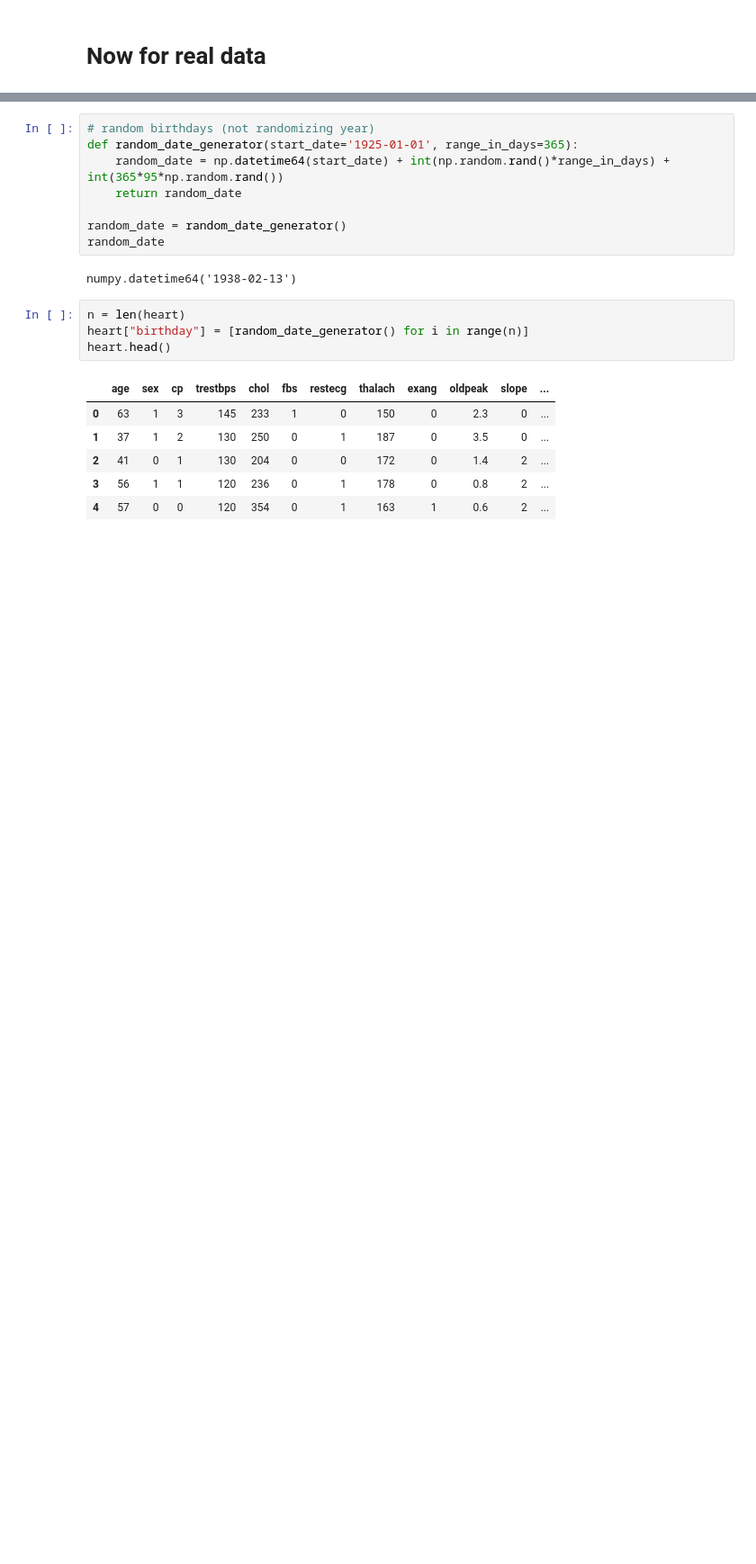
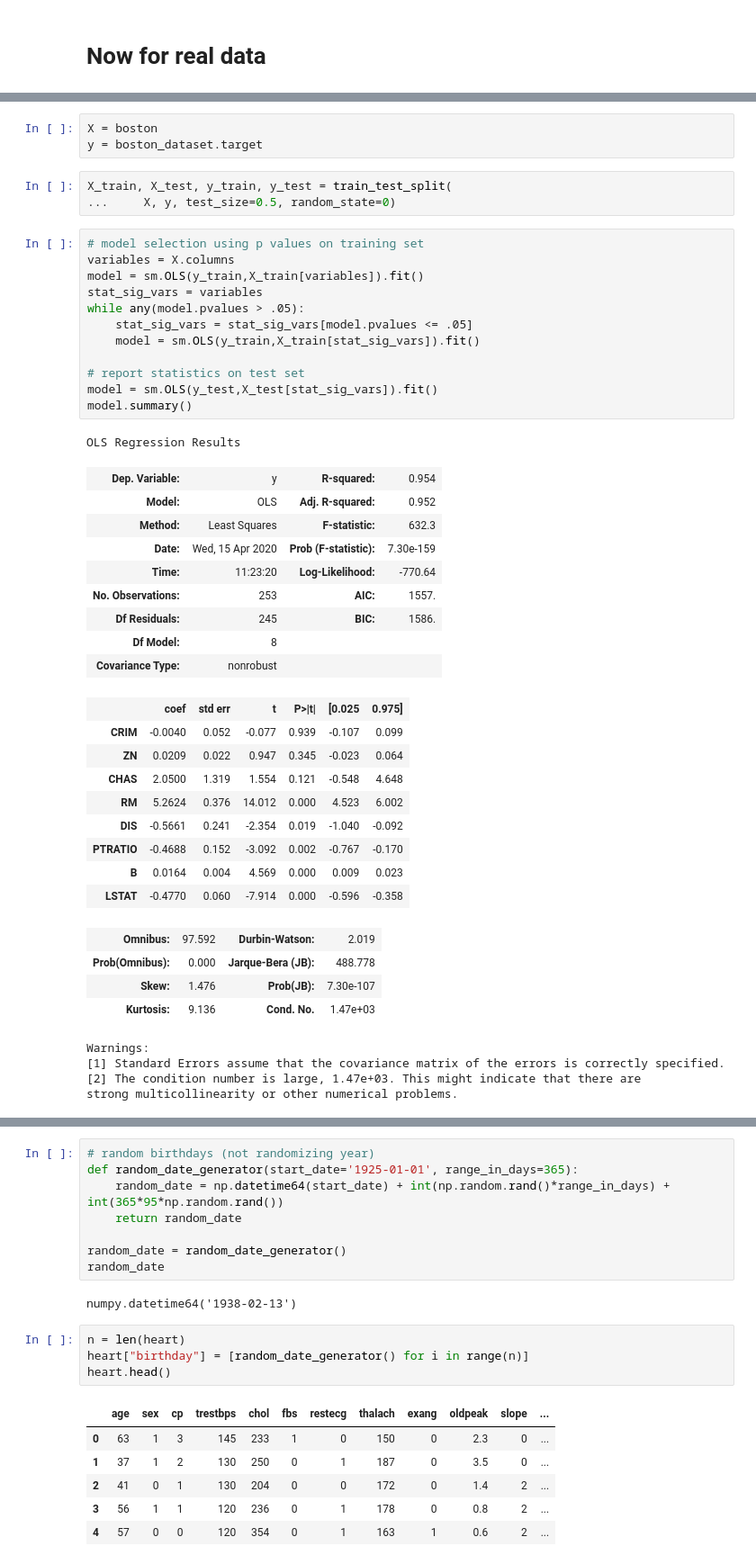
Before and after one commit to orie3120/orie3120-sp2020, a Jupyter notebook: demos/model-selection.ipynb, the cells around one changed output, grey strips where cells are left out. Shown: that part at 90% size. Cells and saved outputs as stored; diff of their text form; blank space fills up the shorter version.

```diff
--- a/demos/model-selection.ipynb
+++ b/demos/model-selection.ipynb
@@ -109,0 +217,46 @@ diabetes.head()
+# %%
+X = boston
+y = boston_dataset.target
+# %%
+X_train, X_test, y_train, y_test = train_test_split(
+...     X, y, test_size=0.5, random_state=0)
+# %%
+# model selection using p values on training set
+variables = X.columns
+model = sm.OLS(y_train,X_train[variables]).fit()
+stat_sig_vars = variables
+while any(model.pvalues > .05):
+    stat_sig_vars = stat_sig_vars[model.pvalues <= .05]
+    model = sm.OLS(y_train,X_train[stat_sig_vars]).fit()
+
+# report statistics on test set
+model = sm.OLS(y_test,X_test[stat_sig_vars]).fit()
+model.summary()
+# %% [output]
+OLS Regression Results
+| Dep. Variable: | y | R-squared: | 0.954 |
+| Model: | OLS | Adj. R-squared: | 0.952 |
+| Method: | Least Squares | F-statistic: | 632.3 |
+| Date: | Wed, 15 Apr 2020 | Prob (F-statistic): | 7.30e-159 |
+| Time: | 11:23:20 | Log-Likelihood: | -770.64 |
+| No. Observations: | 253 | AIC: | 1557. |
+| Df Residuals: | 245 | BIC: | 1586. |
+| Df Model: | 8 |  |  |
+| Covariance Type: | nonrobust |  |  |
+|  | coef | std err | t | P>|t| | [0.025 | 0.975] |
+| CRIM | -0.0040 | 0.052 | -0.077 | 0.939 | -0.107 | 0.099 |
+| ZN | 0.0209 | 0.022 | 0.947 | 0.345 | -0.023 | 0.064 |
+| CHAS | 2.0500 | 1.319 | 1.554 | 0.121 | -0.548 | 4.648 |
+| RM | 5.2624 | 0.376 | 14.012 | 0.000 | 4.523 | 6.002 |
+| DIS | -0.5661 | 0.241 | -2.354 | 0.019 | -1.040 | -0.092 |
+| PTRATIO | -0.4688 | 0.152 | -3.092 | 0.002 | -0.767 | -0.170 |
+| B | 0.0164 | 0.004 | 4.569 | 0.000 | 0.009 | 0.023 |
+| LSTAT | -0.4770 | 0.060 | -7.914 | 0.000 | -0.596 | -0.358 |
+| Omnibus: | 97.592 | Durbin-Watson: | 2.019 |
+| Prob(Omnibus): | 0.000 | Jarque-Bera (JB): | 488.778 |
+| Skew: | 1.476 | Prob(JB): | 7.30e-107 |
+| Kurtosis: | 9.136 | Cond. No. | 1.47e+03 |
+Warnings:
+[1] Standard Errors assume that the covariance matrix of the errors is correctly specified.
+[2] The condition number is large, 1.47e+03. This might indicate that there are
+strong multicollinearity or other numerical problems.
```
Also changed, not shown: parts of 27 cells of this notebook, 11 other files.
